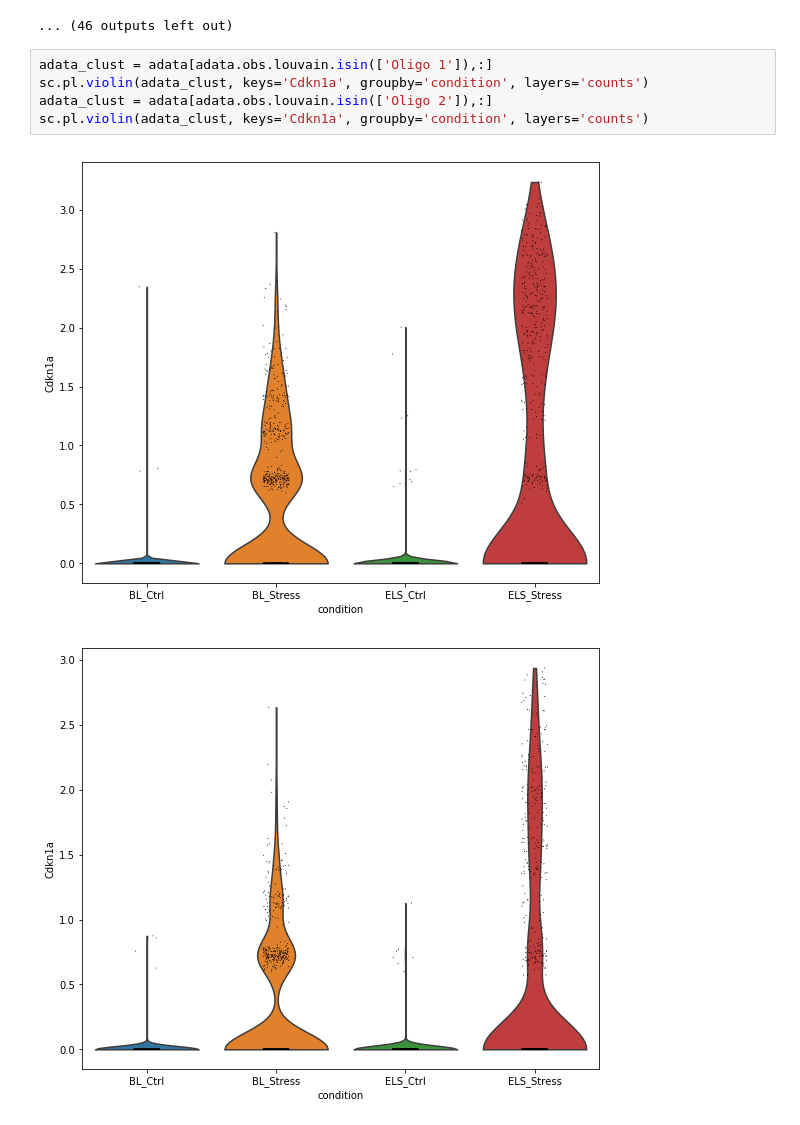
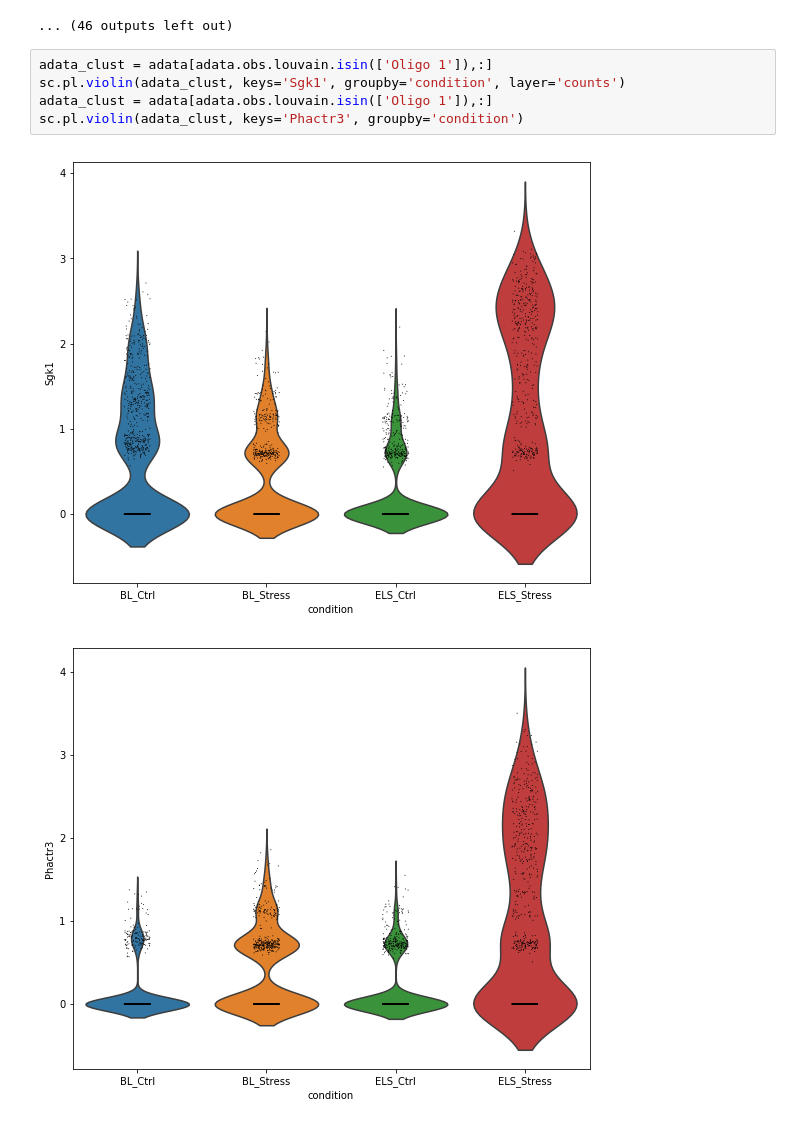
Before and after one commit to theislab/ELS_analysis, a Jupyter notebook: notebooks/DEResults.ipynb, the cells around one changed output. Saved outputs shown, nothing was run; the diff lists cells and outputs as text.

Commit message:
plots

```diff
--- a/notebooks/DEResults.ipynb
+++ b/notebooks/DEResults.ipynb
@@ -177,12 +213,12 @@ BL Ctrl vs BL Stress louvain Endothelial
 ... (46 outputs left out)
 # %%
 adata_clust = adata[adata.obs.louvain.isin(['Oligo 1']),:]
-sc.pl.violin(adata_clust, keys='Cdkn1a', groupby='condition', layers='counts')
-adata_clust = adata[adata.obs.louvain.isin(['Oligo 2']),:]
-sc.pl.violin(adata_clust, keys='Cdkn1a', groupby='condition', layers='counts')
+sc.pl.violin(adata_clust, keys='Sgk1', groupby='condition', layer='counts')
+adata_clust = adata[adata.obs.louvain.isin(['Oligo 1']),:]
+sc.pl.violin(adata_clust, keys='Phactr3', groupby='condition')
 # %% [output]
-[figure, old version]
+[figure, new version]
-[figure, old version]
+[figure, new version]
 # %%
 check = de_post_df[(de_post_df['pairtest'] == 'BL Ctrl vs BL Stress') & (de_post_df['clust']=='Oligo 1')]
 tmp = check.iloc[0]['de_raw'].summary().sort_values(by='qval')
```
Also changed, not shown: parts of 13 cells of this notebook, 4 other files.
